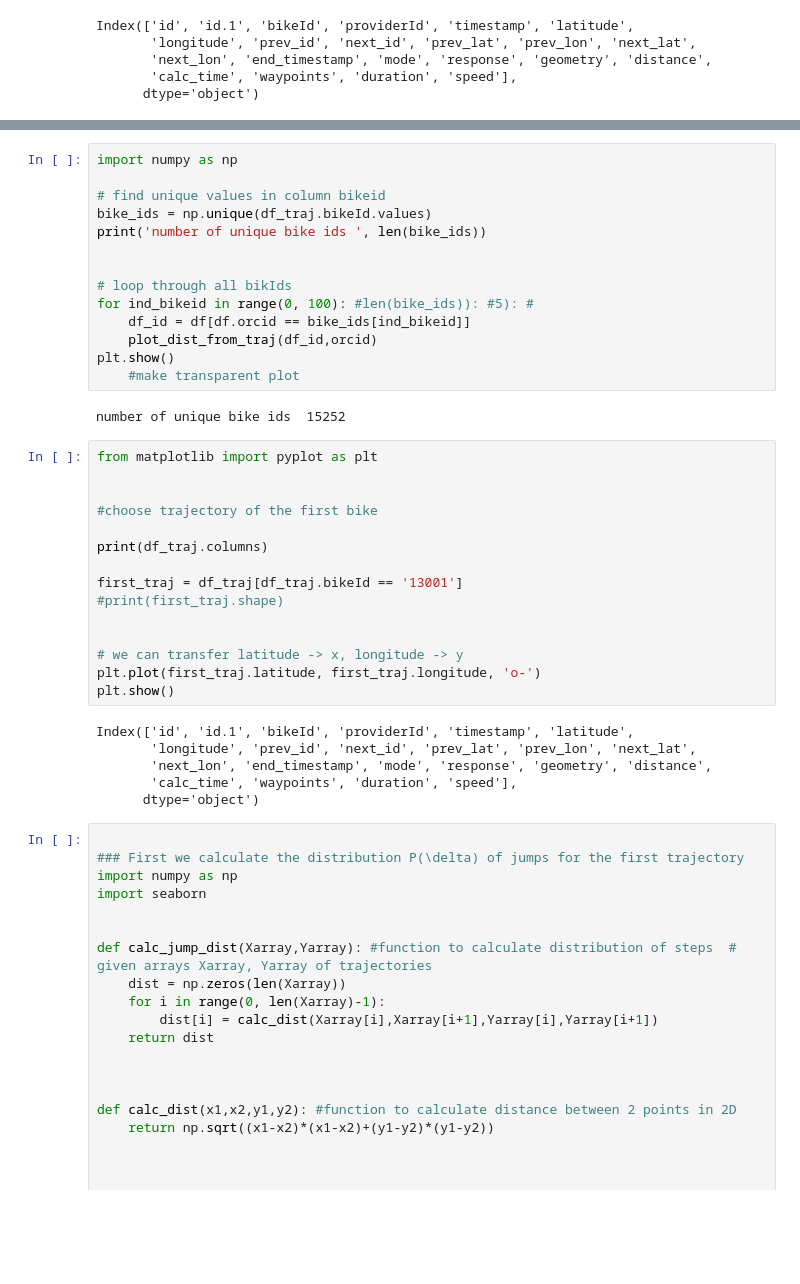
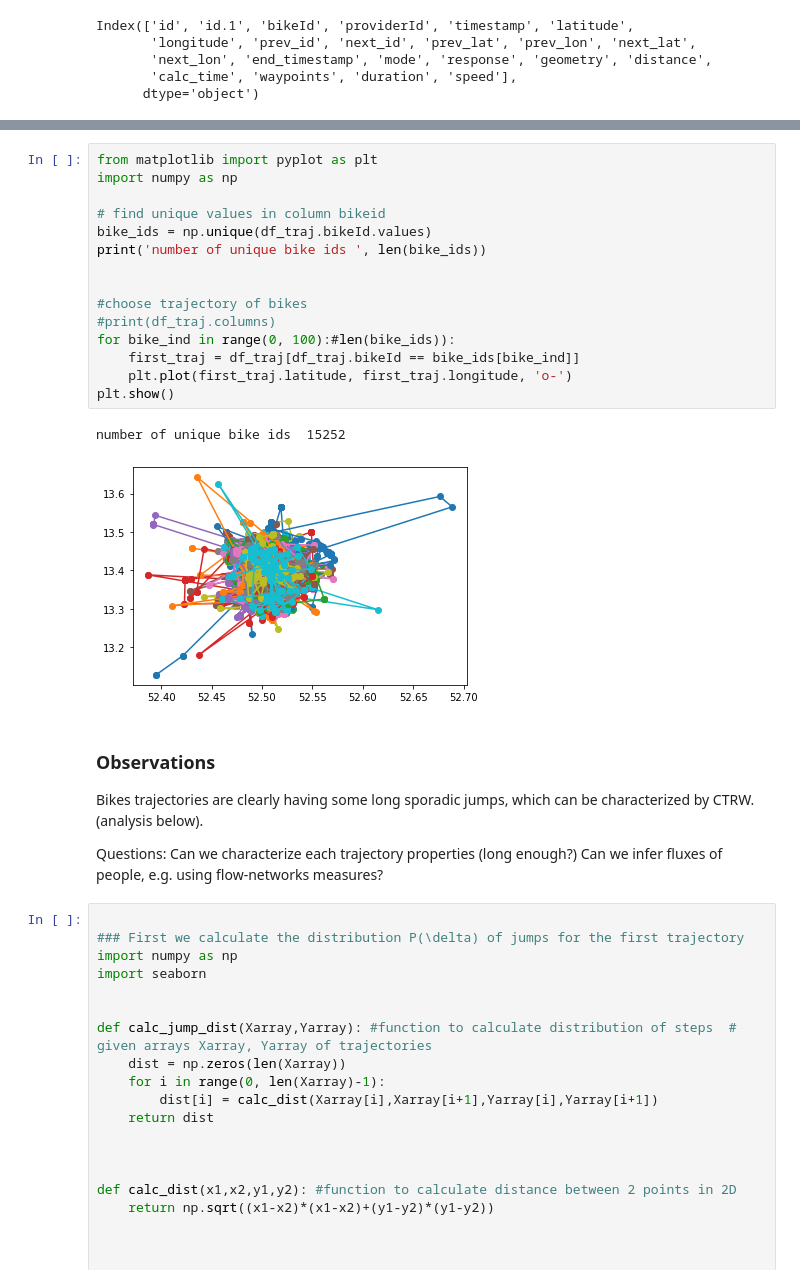
Before and after one commit to Liyubov/bike-sharing, a Jupyter notebook: bikes_mobility_analysis_trajectories/bikes_trajectories_analys.ipynb, the cells around one changed output, grey strips where cells are left out. Drawn from its saved outputs; the diff is of its cells as text; blank space fills up the shorter version.

```diff
--- a/bikes_mobility_analysis_trajectories/bikes_trajectories_analys.ipynb
+++ b/bikes_mobility_analysis_trajectories/bikes_trajectories_analys.ipynb
@@ -59,40 +131,28 @@ Index(['id', 'id.1', 'bikeId', 'providerId', 'timestamp', 'latitude',
 # %%
+from matplotlib import pyplot as plt
 import numpy as np
 
 # find unique values in column bikeid
 bike_ids = np.unique(df_traj.bikeId.values)
 print('number of unique bike ids ', len(bike_ids))
 
 
-# loop through all bikIds
-for ind_bikeid in range(0, 100): #len(bike_ids)): #5): #
-    df_id = df[df.orcid == bike_ids[ind_bikeid]]
-    plot_dist_from_traj(df_id,orcid)
+#choose trajectory of bikes
+#print(df_traj.columns)
+for bike_ind in range(0, 100):#len(bike_ids)):
+    first_traj = df_traj[df_traj.bikeId == bike_ids[bike_ind]]
+    plt.plot(first_traj.latitude, first_traj.longitude, 'o-')
 plt.show()
-    #make transparent plot
 # %% [output]
 number of unique bike ids  15252
+[figure, added]
-# %%
-from matplotlib import pyplot as plt
-
-
-#choose trajectory of the first bike
-
-print(df_traj.columns)
-
-first_traj = df_traj[df_traj.bikeId == '13001']
-#print(first_traj.shape)
-
-
-# we can transfer latitude -> x, longitude -> y
-plt.plot(first_traj.latitude, first_traj.longitude, 'o-')
-plt.show()
-# %% [output]
-Index(['id', 'id.1', 'bikeId', 'providerId', 'timestamp', 'latitude',
-       'longitude', 'prev_id', 'next_id', 'prev_lat', 'prev_lon', 'next_lat',
-       'next_lon', 'end_timestamp', 'mode', 'response', 'geometry', 'distance',
-       'calc_time', 'waypoints', 'duration', 'speed'],
-      dtype='object')
+# %% [markdown]
+### Observations
+Bikes trajectories are clearly having some long sporadic jumps, which can be characterized by CTRW. (analysis below).
+
+Questions:
+    Can we characterize each trajectory properties (long enough?)
+    Can we infer fluxes of people, e.g. using flow-networks measures?
 # %%
 
 ### First we calculate the distribution P(\delta) of jumps for the first trajectory
```
Also changed, not shown: parts of 5 cells of this notebook.
